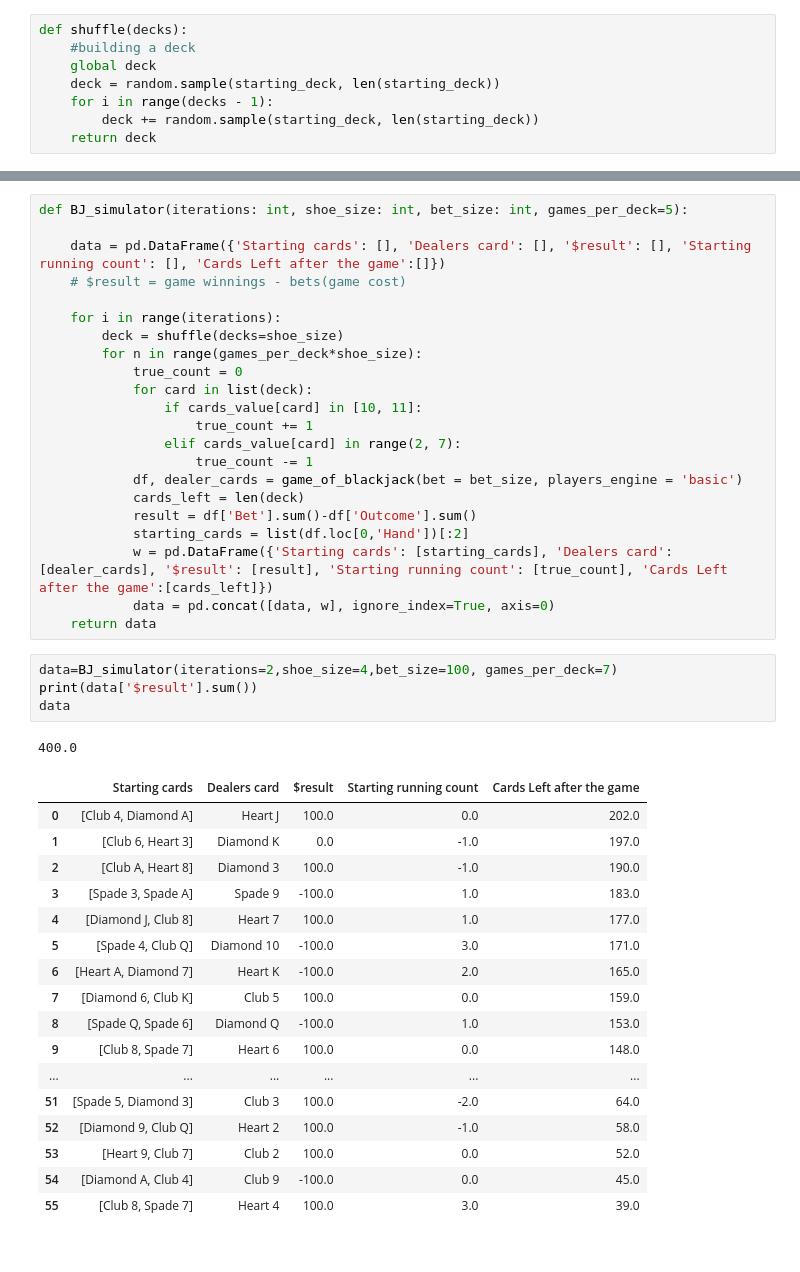
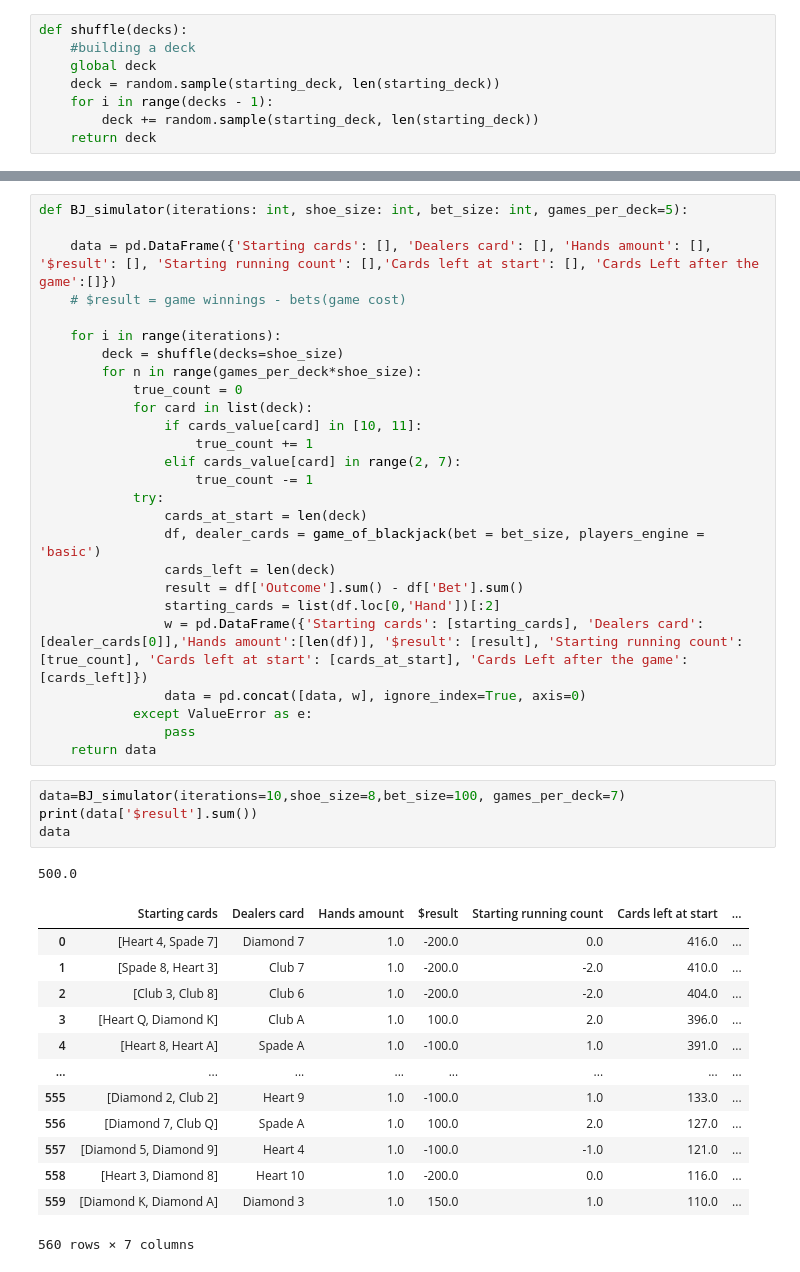
Before and after one commit to tomo-lord/BlackJack, a Jupyter notebook: BlackJack simulator.ipynb, the cells around one changed output, grey strips where cells are left out. Saved outputs shown, nothing was run; the diff lists cells and outputs as text.

Commit message:
First stable simulation results

```diff
--- a/BlackJack simulator.ipynb
+++ b/BlackJack simulator.ipynb
@@ -298,7 +307,7 @@ def game_of_blackjack(bet : int = 1, players_engine : str = "basic") -> int:
 # %%
 def BJ_simulator(iterations: int, shoe_size: int, bet_size: int, games_per_deck=5):
 
-    data = pd.DataFrame({'Starting cards': [], 'Dealers card': [], '$result': [], 'Starting running count': [], 'Cards Left after the game':[]})
+    data = pd.DataFrame({'Starting cards': [], 'Dealers card': [], 'Hands amount': [], '$result': [], 'Starting running count': [],'Cards left at start': [], 'Cards Left after the game':[]})
     # $result = game winnings - bets(game cost)
 
     for i in range(iterations):
@@ -310,33 +319,33 @@ def BJ_simulator(iterations: int, shoe_size: int, bet_size: int, games_per_deck=
                     true_count += 1
                 elif cards_value[card] in range(2, 7):
                     true_count -= 1
-            df, dealer_cards = game_of_blackjack(bet = bet_size, players_engine = 'basic')
-            cards_left = len(deck)
-            result = df['Bet'].sum()-df['Outcome'].sum()
-            starting_cards = list(df.loc[0,'Hand'])[:2]
-            w = pd.DataFrame({'Starting cards': [starting_cards], 'Dealers card': [dealer_cards], '$result': [result], 'Starting running count': [true_count], 'Cards Left after the game':[cards_left]})
-            data = pd.concat([data, w], ignore_index=True, axis=0)
+            try:
+                cards_at_start = len(deck)
+                df, dealer_cards = game_of_blackjack(bet = bet_size, players_engine = 'basic')
+                cards_left = len(deck)
+                result = df['Outcome'].sum() - df['Bet'].sum()
+                starting_cards = list(df.loc[0,'Hand'])[:2]
+                w = pd.DataFrame({'Starting cards': [starting_cards], 'Dealers card': [dealer_cards[0]],'Hands amount':[len(df)], '$result': [result], 'Starting running count': [true_count], 'Cards left at start': [cards_at_start], 'Cards Left after the game':[cards_left]})
+                data = pd.concat([data, w], ignore_index=True, axis=0)
+            except ValueError as e:
+                pass
     return data
 # %%
-data=BJ_simulator(iterations=2,shoe_size=4,bet_size=100, games_per_deck=7)
+data=BJ_simulator(iterations=10,shoe_size=8,bet_size=100, games_per_deck=7)
 print(data['$result'].sum())
 data
 # %% [output]
-400.0
+500.0
-|  | Starting cards | Dealers card | $result | Starting running count | Cards Left after the game |
-| 0 | [Club 4, Diamond A] | Heart J | 100.0 | 0.0 | 202.0 |
-| 1 | [Club 6, Heart 3] | Diamond K | 0.0 | -1.0 | 197.0 |
-| 2 | [Club A, Heart 8] | Diamond 3 | 100.0 | -1.0 | 190.0 |
-| 3 | [Spade 3, Spade A] | Spade 9 | -100.0 | 1.0 | 183.0 |
-| 4 | [Diamond J, Club 8] | Heart 7 | 100.0 | 1.0 | 177.0 |
-| 5 | [Spade 4, Club Q] | Diamond 10 | -100.0 | 3.0 | 171.0 |
-| 6 | [Heart A, Diamond 7] | Heart K | -100.0 | 2.0 | 165.0 |
-| 7 | [Diamond 6, Club K] | Club 5 | 100.0 | 0.0 | 159.0 |
-| 8 | [Spade Q, Spade 6] | Diamond Q | -100.0 | 1.0 | 153.0 |
-| 9 | [Club 8, Spade 7] | Heart 6 | 100.0 | 0.0 | 148.0 |
-| ... | ... | ... | ... | ... | ... |
-| 51 | [Spade 5, Diamond 3] | Club 3 | 100.0 | -2.0 | 64.0 |
-| 52 | [Diamond 9, Club Q] | Heart 2 | 100.0 | -1.0 | 58.0 |
-| 53 | [Heart 9, Club 7] | Club 2 | 100.0 | 0.0 | 52.0 |
-| 54 | [Diamond A, Club 4] | Club 9 | -100.0 | 0.0 | 45.0 |
-| 55 | [Club 8, Spade 7] | Heart 4 | 100.0 | 3.0 | 39.0 |
+|  | Starting cards | Dealers card | Hands amount | $result | Starting running count | Cards left at start | ... |
+| 0 | [Heart 4, Spade 7] | Diamond 7 | 1.0 | -200.0 | 0.0 | 416.0 | ... |
+| 1 | [Spade 8, Heart 3] | Club 7 | 1.0 | -200.0 | -2.0 | 410.0 | ... |
+| 2 | [Club 3, Club 8] | Club 6 | 1.0 | -200.0 | -2.0 | 404.0 | ... |
+| 3 | [Heart Q, Diamond K] | Club A | 1.0 | 100.0 | 2.0 | 396.0 | ... |
+| 4 | [Heart 8, Heart A] | Spade A | 1.0 | -100.0 | 1.0 | 391.0 | ... |
+| ... | ... | ... | ... | ... | ... | ... | ... |
+| 555 | [Diamond 2, Club 2] | Heart 9 | 1.0 | -100.0 | 1.0 | 133.0 | ... |
+| 556 | [Diamond 7, Club Q] | Spade A | 1.0 | 100.0 | 2.0 | 127.0 | ... |
+| 557 | [Diamond 5, Diamond 9] | Heart 4 | 1.0 | -100.0 | -1.0 | 121.0 | ... |
+| 558 | [Heart 3, Diamond 8] | Heart 10 | 1.0 | -200.0 | 0.0 | 116.0 | ... |
+| 559 | [Diamond K, Diamond A] | Diamond 3 | 1.0 | 150.0 | 1.0 | 110.0 | ... |
+560 rows × 7 columns
```
Also changed, not shown: parts of 10 cells of this notebook.
